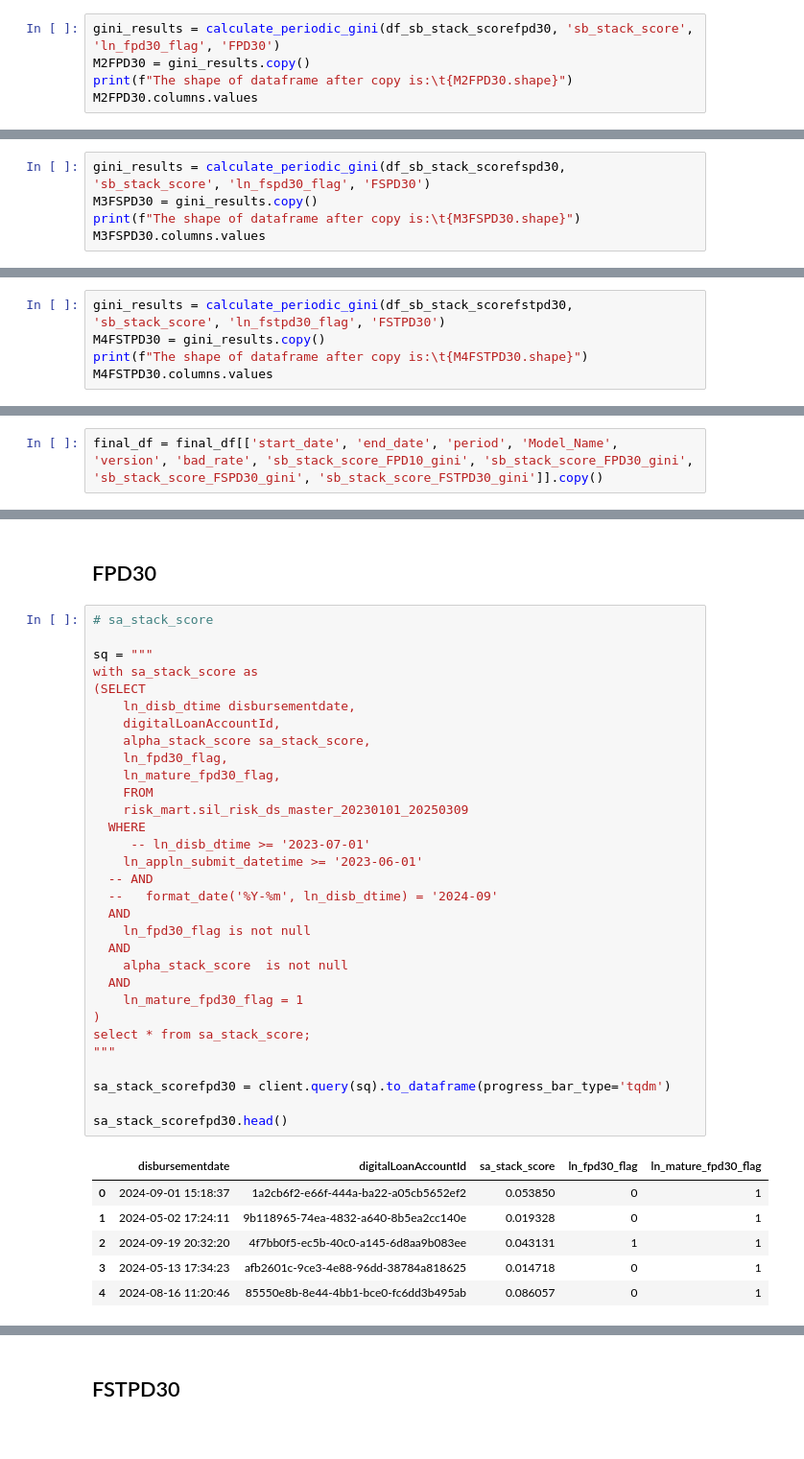
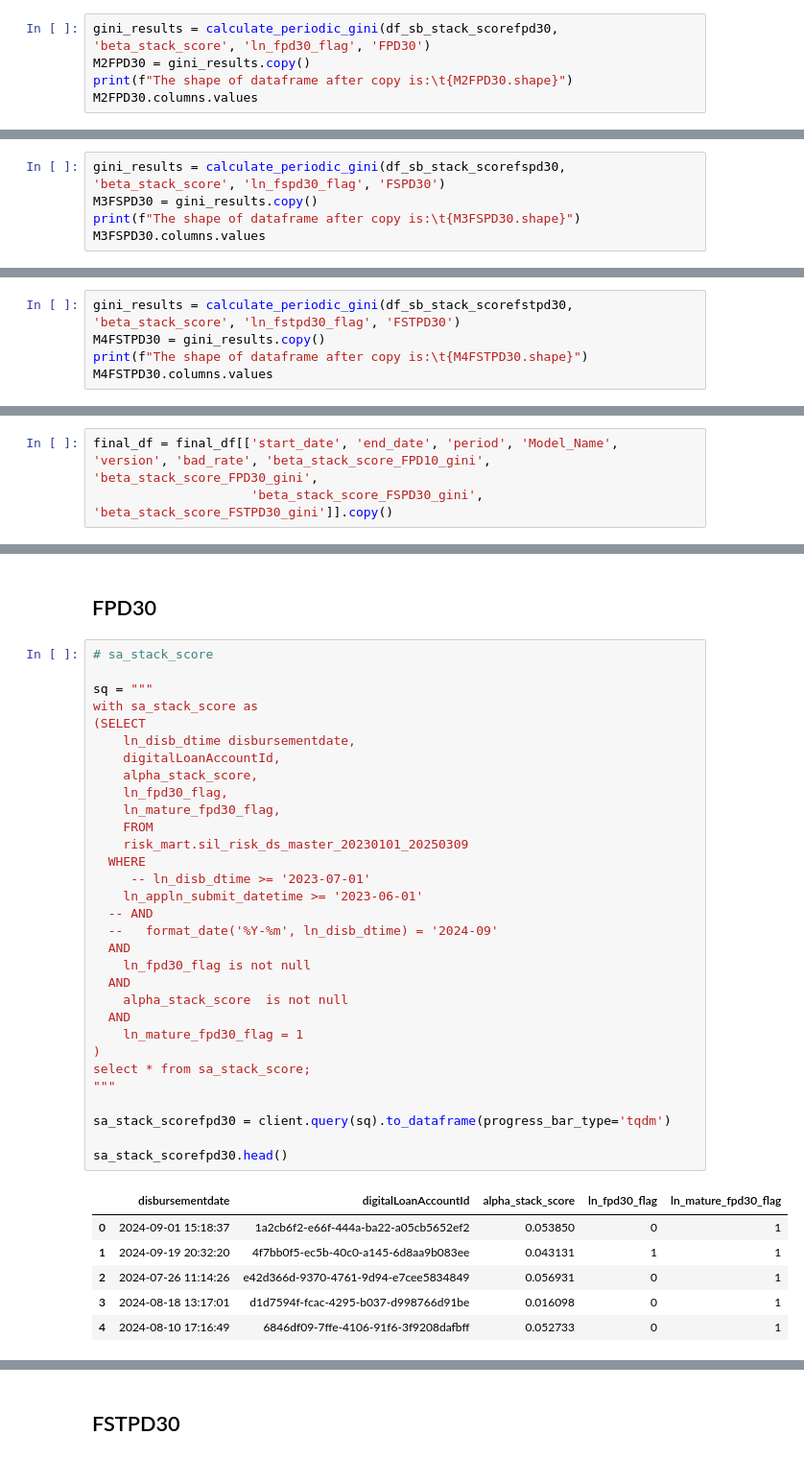
Before and after one commit to dchakroborti-tonik/Model_Monitoring, a Jupyter notebook: Gini Monitoring/Model_Gini_Calculation20250317.ipynb, the cells around one changed output, grey strips where cells are left out. Shown at 96% size. Drawn from its saved outputs; the diff is of its cells as text.

```diff
--- a/Gini Monitoring/Model_Gini_Calculation20250317.ipynb
+++ b/Gini Monitoring/Model_Gini_Calculation20250317.ipynb
@@ -1429,5 +1427,5 @@ df_sb_stack_scorefpd30.head()
 # %%
-gini_results = calculate_periodic_gini(df_sb_stack_scorefpd30, 'sb_stack_score', 'ln_fpd30_flag', 'FPD30')
+gini_results = calculate_periodic_gini(df_sb_stack_scorefpd30, 'beta_stack_score', 'ln_fpd30_flag', 'FPD30')
 M2FPD30 = gini_results.copy()
 print(f"The shape of dataframe after copy is:\t{M2FPD30.shape}")
 M2FPD30.columns.values
@@ -1499,5 +1497,5 @@ df_sb_stack_scorefspd30.head()
 # %%
-gini_results = calculate_periodic_gini(df_sb_stack_scorefspd30, 'sb_stack_score', 'ln_fspd30_flag', 'FSPD30')
+gini_results = calculate_periodic_gini(df_sb_stack_scorefspd30, 'beta_stack_score', 'ln_fspd30_flag', 'FSPD30')
 M3FSPD30 = gini_results.copy()
 print(f"The shape of dataframe after copy is:\t{M3FSPD30.shape}")
 M3FSPD30.columns.values
@@ -1569,5 +1567,5 @@ df_sb_stack_scorefstpd30.head()
 # %%
-gini_results = calculate_periodic_gini(df_sb_stack_scorefstpd30, 'sb_stack_score', 'ln_fstpd30_flag', 'FSTPD30')
+gini_results = calculate_periodic_gini(df_sb_stack_scorefstpd30, 'beta_stack_score', 'ln_fstpd30_flag', 'FSTPD30')
 M4FSTPD30 = gini_results.copy()
 print(f"The shape of dataframe after copy is:\t{M4FSTPD30.shape}")
 M4FSTPD30.columns.values
@@ -1617,6 +1615,7 @@ array(['start_date', 'end_date', 'sb_stack_score_FPD10_gini', 'period',
       dtype=object)
 # %%
-final_df = final_df[['start_date', 'end_date', 'period', 'Model_Name', 'version', 'bad_rate', 'sb_stack_score_FPD10_gini', 'sb_stack_score_FPD30_gini',  'sb_stack_score_FSPD30_gini', 'sb_stack_score_FSTPD30_gini']].copy()
+final_df = final_df[['start_date', 'end_date', 'period', 'Model_Name', 'version', 'bad_rate', 'beta_stack_score_FPD10_gini', 'beta_stack_score_FPD30_gini',
+                     'beta_stack_score_FSPD30_gini', 'beta_stack_score_FSTPD30_gini']].copy()
 # %% [markdown]
 ## Creating the table
 # %%
@@ -1751,40 +1750,40 @@ M1FPD10.head()
 # sa_stack_score
 
 sq = """
 with sa_stack_score as
 (SELECT
     ln_disb_dtime disbursementdate,
 	digitalLoanAccountId,
-    alpha_stack_score sa_stack_score,
+    alpha_stack_score,
     ln_fpd30_flag,
 	ln_mature_fpd30_flag,
 	FROM
     risk_mart.sil_risk_ds_master_20230101_20250309
   WHERE
      -- ln_disb_dtime >= '2023-07-01'
     ln_appln_submit_datetime >= '2023-06-01'
   -- AND
   --   format_date('%Y-%m', ln_disb_dtime) = '2024-09'
   AND
     ln_fpd30_flag is not null
   AND
     alpha_stack_score  is not null
   AND
     ln_mature_fpd30_flag = 1
 )
 select * from sa_stack_score;
 """
 
 sa_stack_scorefpd30 = client.query(sq).to_dataframe(progress_bar_type='tqdm')
 
 sa_stack_scorefpd30.head()
 # %% [output]
-|  | disbursementdate | digitalLoanAccountId | sa_stack_score | ln_fpd30_flag | ln_mature_fpd30_flag |
+|  | disbursementdate | digitalLoanAccountId | alpha_stack_score | ln_fpd30_flag | ln_mature_fpd30_flag |
 | 0 | 2024-09-01 15:18:37 | 1a2cb6f2-e66f-444a-ba22-a05cb5652ef2 | 0.053850 | 0 | 1 |
-| 1 | 2024-05-02 17:24:11 | 9b118965-74ea-4832-a640-8b5ea2cc140e | 0.019328 | 0 | 1 |
-| 2 | 2024-09-19 20:32:20 | 4f7bb0f5-ec5b-40c0-a145-6d8aa9b083ee | 0.043131 | 1 | 1 |
-| 3 | 2024-05-13 17:34:23 | afb2601c-9ce3-4e88-96dd-38784a818625 | 0.014718 | 0 | 1 |
-| 4 | 2024-08-16 11:20:46 | 85550e8b-8e44-4bb1-bce0-fc6dd3b495ab | 0.086057 | 0 | 1 |
+| 1 | 2024-09-19 20:32:20 | 4f7bb0f5-ec5b-40c0-a145-6d8aa9b083ee | 0.043131 | 1 | 1 |
+| 2 | 2024-07-26 11:14:26 | e42d366d-9370-4761-9d94-e7cee5834849 | 0.056931 | 0 | 1 |
+| 3 | 2024-08-18 13:17:01 | d1d7594f-fcac-4295-b037-d998766d91be | 0.016098 | 0 | 1 |
+| 4 | 2024-08-10 17:16:49 | 6846df09-7ffe-4106-91f6-3f9208dafbff | 0.052733 | 0 | 1 |
 # %%
 sa_stack_scorefpd30.head()
 # %% [output]
```
Also changed, not shown: parts of 145 cells of this notebook, 1 other file.
